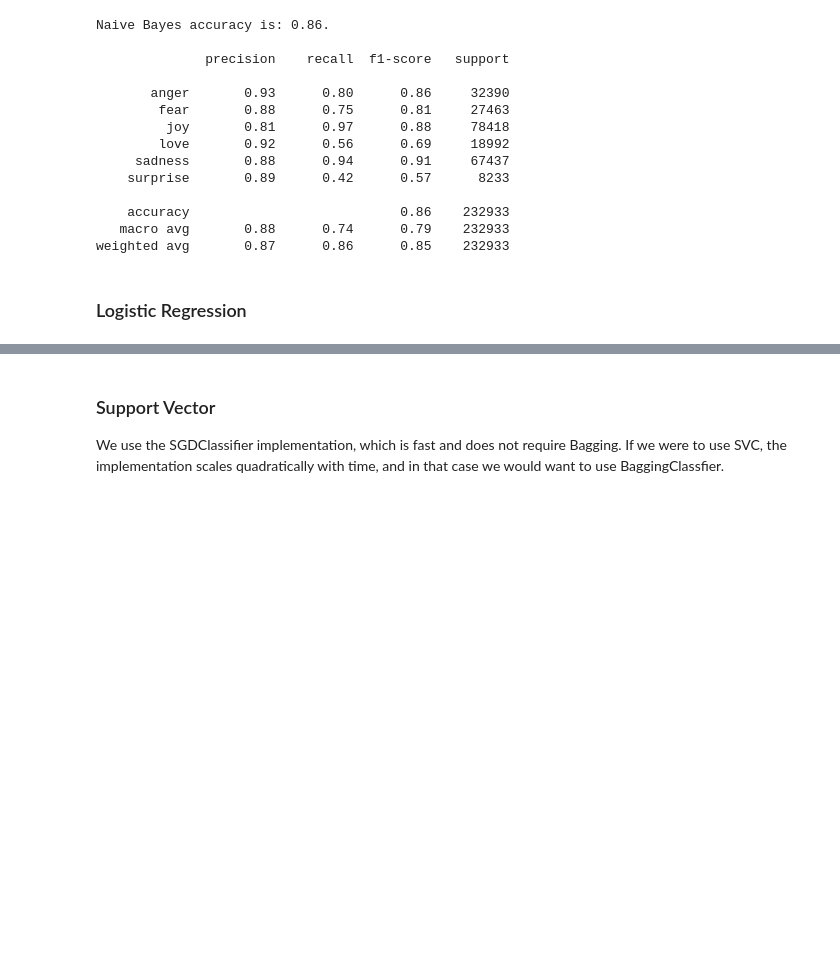
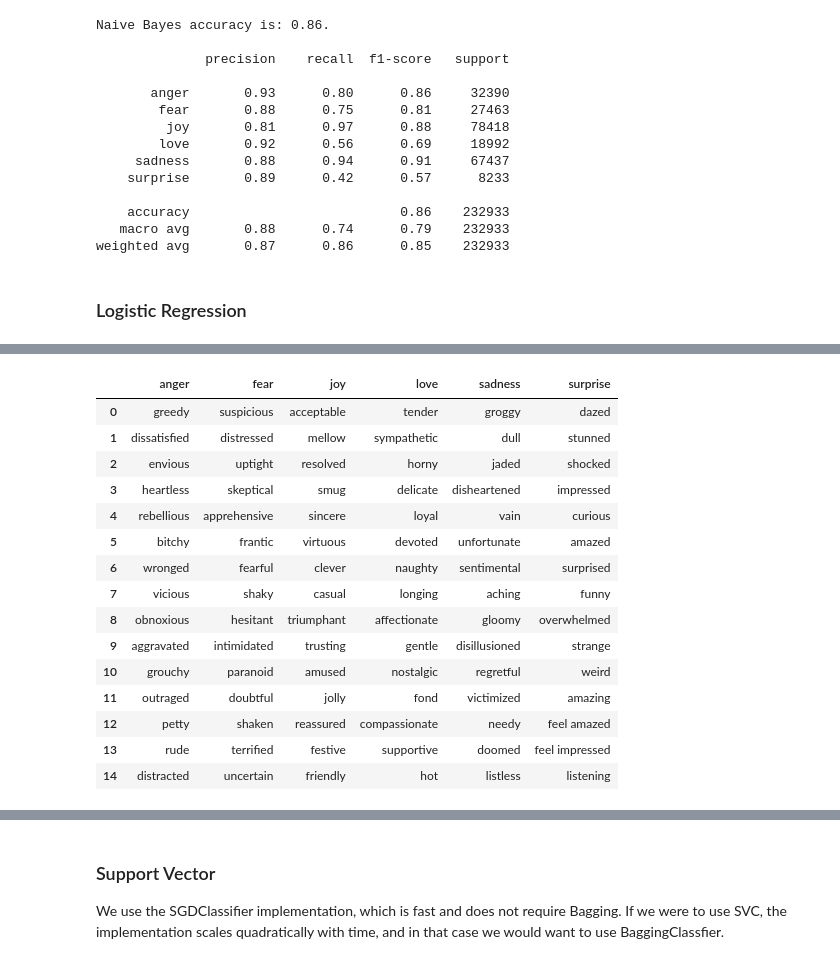
Before and after one commit to garimasc/emotional_classification, a Jupyter notebook: nb/tfidf_classification_models.ipynb, the cells around one changed output, grey strips where cells are left out. Drawn from its saved outputs; the diff is of its cells as text; code cells hidden in the pictures; blank space fills up the shorter version.

```diff
--- a/nb/tfidf_classification_models.ipynb
+++ b/nb/tfidf_classification_models.ipynb
@@ -140,16 +155,34 @@ res_recall_avg.loc["macro", "logreg"] = recall_score(y_test_oe, y_pred_oe,averag
 
 res_acc.loc["accuracy", "logreg"] = accuracy_score(y_test, y_pred)
 # %%
-feature_names = logred_grid.best_estimator_.named_steps['tfidf'].get_feature_names_out()
+logreg_model = logred_grid.best_estimator_
+feature_names = logreg_model.named_steps['tfidf'].get_feature_names_out()
 
 n_max= 15
 res = pd.DataFrame(columns= emotions, index = range(0,n_max,1))
 
 for ii in range(0,len(emotions)):
-    res.loc[:,emotions[ii]] = pd.DataFrame(logreg_pipe.named_steps['clf'].estimators_[ii].coef_, columns= feature_names,
+    res.loc[:,emotions[ii]] = pd.DataFrame(logreg_model.named_steps['clf'].estimators_[ii].coef_, columns= feature_names,
                 index= [emotions[ii]]).T.sort_values(emotions[ii], ascending= False).head(n_max).index
 
 res
+# %% [output]
+|  | anger | fear | joy | love | sadness | surprise |
+| 0 | greedy | suspicious | acceptable | tender | groggy | dazed |
+| 1 | dissatisfied | distressed | mellow | sympathetic | dull | stunned |
+| 2 | envious | uptight | resolved | horny | jaded | shocked |
+| 3 | heartless | skeptical | smug | delicate | disheartened | impressed |
+| 4 | rebellious | apprehensive | sincere | loyal | vain | curious |
+| 5 | bitchy | frantic | virtuous | devoted | unfortunate | amazed |
+| 6 | wronged | fearful | clever | naughty | sentimental | surprised |
+| 7 | vicious | shaky | casual | longing | aching | funny |
+| 8 | obnoxious | hesitant | triumphant | affectionate | gloomy | overwhelmed |
+| 9 | aggravated | intimidated | trusting | gentle | disillusioned | strange |
+| 10 | grouchy | paranoid | amused | nostalgic | regretful | weird |
+| 11 | outraged | doubtful | jolly | fond | victimized | amazing |
+| 12 | petty | shaken | reassured | compassionate | needy | feel amazed |
+| 13 | rude | terrified | festive | supportive | doomed | feel impressed |
+| 14 | distracted | uncertain | friendly | hot | listless | listening |
 # %%
 fig, axs = plt.subplots(figsize= (15,7), ncols= 3, nrows= 2);
 plt.suptitle("Top 10 features for Logistic Regression One-vs-Rest Classifier");
```
Also changed, not shown: parts of 5 cells of this notebook, 3 other files.
